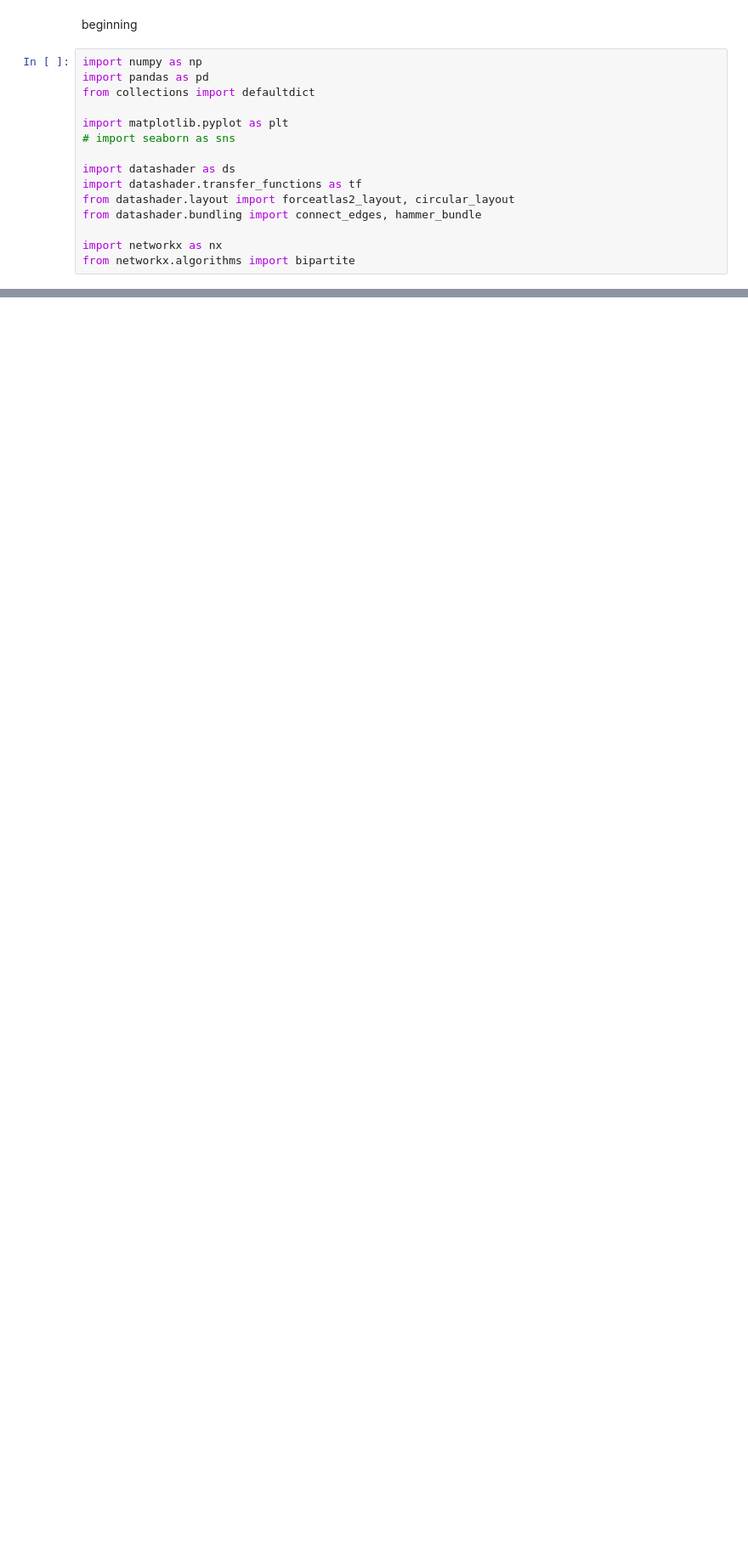
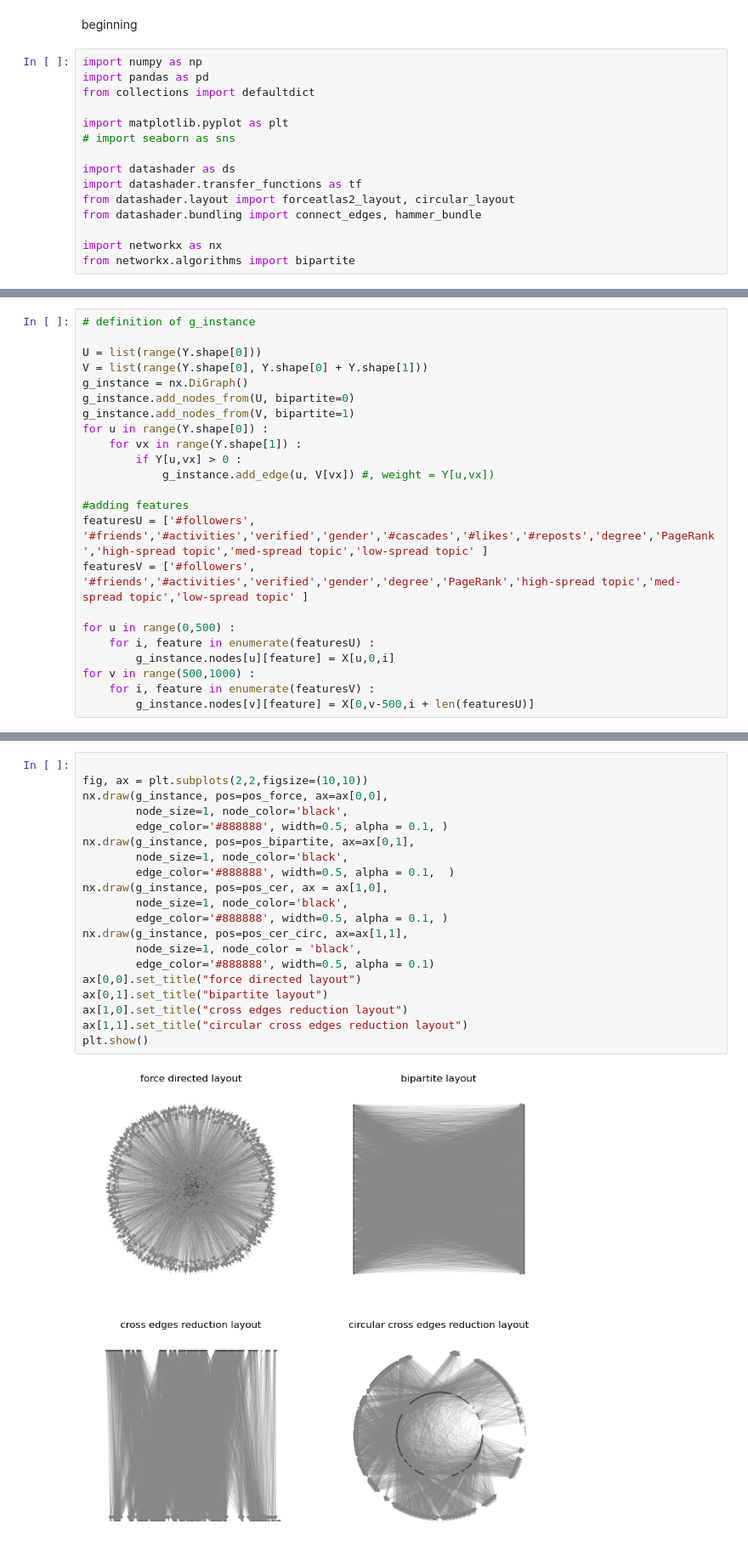
Before and after one commit to mario-michelessa/UCXAI_aviation, a Jupyter notebook: IM/graph_viz.ipynb, the cells around one changed output, grey strips where cells are left out. Shown at 85% size. Cells and saved outputs as stored; diff of their text form; blank space fills up the shorter version.

```diff
--- a/IM/graph_viz.ipynb
+++ b/IM/graph_viz.ipynb
@@ -17,0 +38,23 @@ from networkx.algorithms import bipartite
+# %%
+# definition of g_instance
+
+U = list(range(Y.shape[0]))
+V = list(range(Y.shape[0], Y.shape[0] + Y.shape[1]))
+g_instance = nx.DiGraph()
+g_instance.add_nodes_from(U, bipartite=0)
+g_instance.add_nodes_from(V, bipartite=1)
+for u in range(Y.shape[0]) :
+    for vx in range(Y.shape[1]) :
+        if Y[u,vx] > 0 :
+            g_instance.add_edge(u, V[vx]) #, weight = Y[u,vx])
+
+#adding features
+featuresU = ['#followers', '#friends','#activities','verified','gender','#cascades','#likes','#reposts','degree','PageRank','high-spread topic','med-spread topic','low-spread topic' ]
+featuresV = ['#followers', '#friends','#activities','verified','gender','degree','PageRank','high-spread topic','med-spread topic','low-spread topic' ]
+
+for u in range(0,500) :
+    for i, feature in enumerate(featuresU) :
+        g_instance.nodes[u][feature] = X[u,0,i]
+for v in range(500,1000) :
+    for i, feature in enumerate(featuresV) :
+        g_instance.nodes[v][feature] = X[0,v-500,i + len(featuresU)]
@@ -17,0 +95,22 @@ from networkx.algorithms import bipartite
+# %%
+
+fig, ax = plt.subplots(2,2,figsize=(10,10))
+nx.draw(g_instance, pos=pos_force, ax=ax[0,0],
+        node_size=1, node_color='black',
+        edge_color='#888888', width=0.5, alpha = 0.1, )
+nx.draw(g_instance, pos=pos_bipartite, ax=ax[0,1],
+        node_size=1, node_color='black',
+        edge_color='#888888', width=0.5, alpha = 0.1,  )
+nx.draw(g_instance, pos=pos_cer, ax = ax[1,0],
+        node_size=1, node_color='black',
+        edge_color='#888888', width=0.5, alpha = 0.1, )
+nx.draw(g_instance, pos=pos_cer_circ, ax=ax[1,1],
+        node_size=1, node_color = 'black',
+        edge_color='#888888', width=0.5, alpha = 0.1)
+ax[0,0].set_title("force directed layout")
+ax[0,1].set_title("bipartite layout")
+ax[1,0].set_title("cross edges reduction layout")
+ax[1,1].set_title("circular cross edges reduction layout")
+plt.show()
+# %% [output]
+[figure, added]
```
Also changed, not shown: parts of 28 cells of this notebook, 23 other files.
